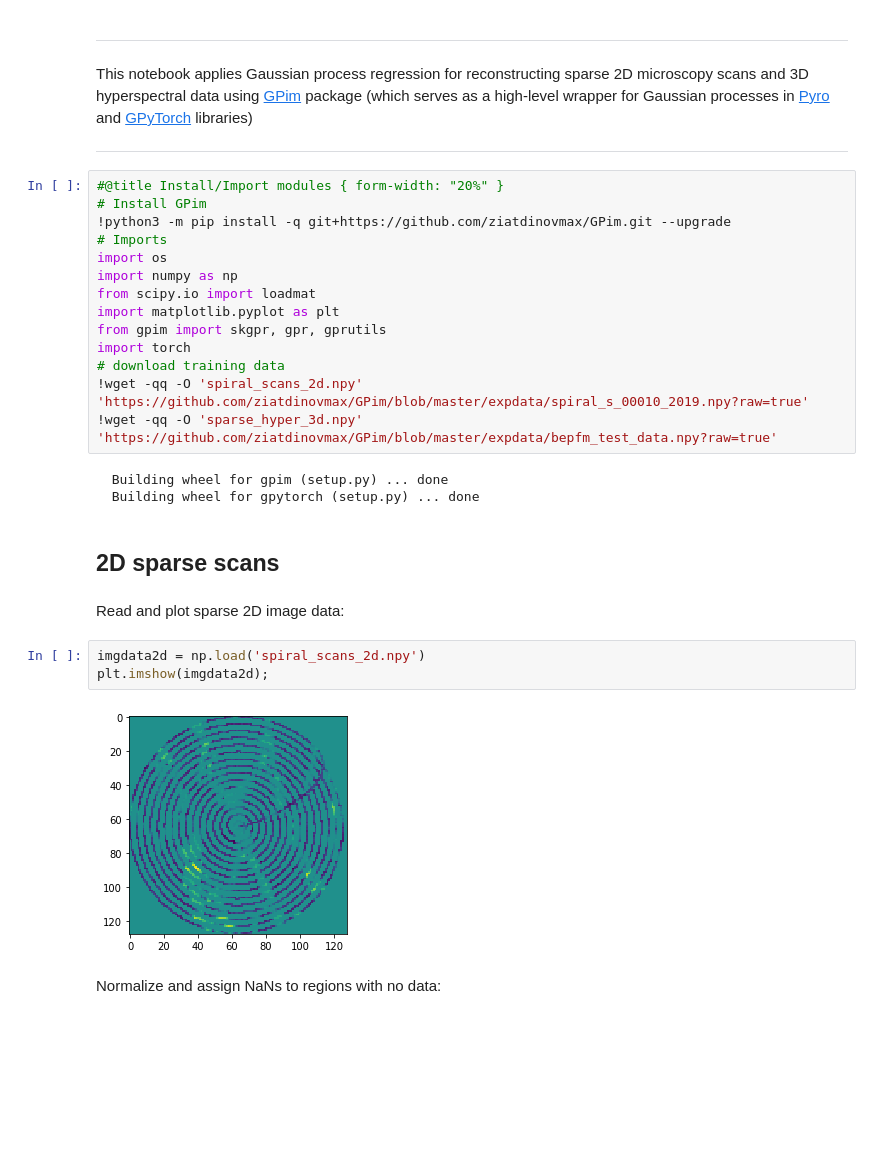
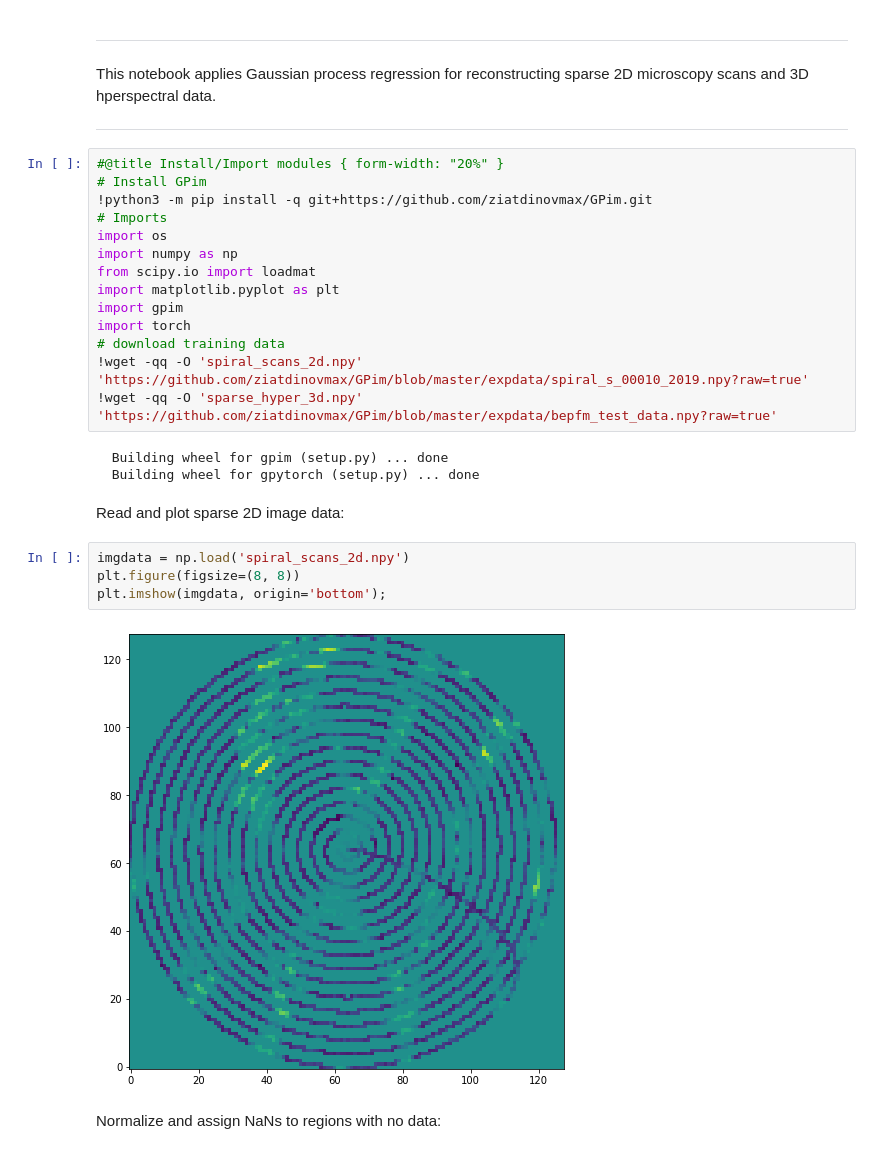
Before and after one commit to ziatdinovmax/APS2020Tutorial, a Jupyter notebook: APS2020_GPim.ipynb, the cells around one changed output. Saved outputs shown, nothing was run; the diff lists cells and outputs as text; blank space fills up the shorter version.

```diff
--- a/APS2020_GPim.ipynb
+++ b/APS2020_GPim.ipynb
@@ -9,19 +9,19 @@ E-mail: ziatdinovmax@gmail.com
 # %% [markdown]
 ---
 
-This notebook applies Gaussian process regression for reconstructing sparse 2D microscopy scans and 3D hyperspectral data using [GPim](https://github.com/ziatdinovmax/GPim) package (which serves as a high-level wrapper for Gaussian processes in [Pyro](https://pyro.ai/) and [GPyTorch](https://gpytorch.ai/) libraries)
+This notebook applies Gaussian process regression for reconstructing sparse 2D microscopy scans and 3D hperspectral data.
 
 ---
 # %%
 #@title Install/Import modules { form-width: "20%" }
 # Install GPim
-!python3 -m pip install -q git+https://github.com/ziatdinovmax/GPim.git --upgrade
+!python3 -m pip install -q git+https://github.com/ziatdinovmax/GPim.git
 # Imports
 import os
 import numpy as np
 from scipy.io import loadmat
 import matplotlib.pyplot as plt
-from gpim import skgpr, gpr, gprutils
+import gpim
 import torch
 # download training data
 !wget -qq -O 'spiral_scans_2d.npy' 'https://github.com/ziatdinovmax/GPim/blob/master/expdata/spiral_s_00010_2019.npy?raw=true'
@@ -29,15 +29,14 @@ import torch
 # %% [output]
   Building wheel for gpim (setup.py) ... done
   Building wheel for gpytorch (setup.py) ... done
-# %% [markdown]
-## 2D sparse scans
 # %% [markdown]
 Read and plot sparse 2D image data:
 # %%
-imgdata2d = np.load('spiral_scans_2d.npy')
-plt.imshow(imgdata2d);
+imgdata = np.load('spiral_scans_2d.npy')
+plt.figure(figsize=(8, 8))
+plt.imshow(imgdata, origin='bottom');
 # %% [output]
-[figure, old version]
+[figure, new version]
 # %% [markdown]
 Normalize and assign NaNs to regions with no data:
 # %%
```
Also changed, not shown: parts of 14 cells of this notebook.
